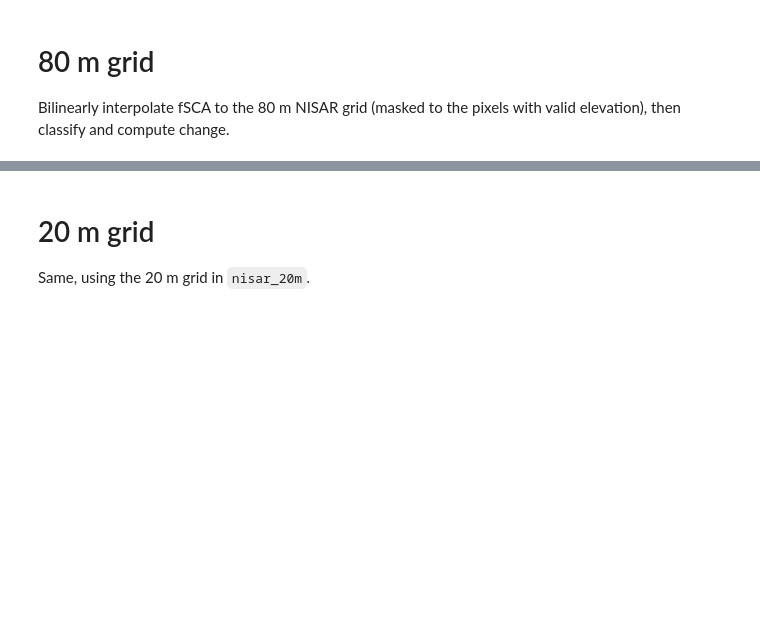
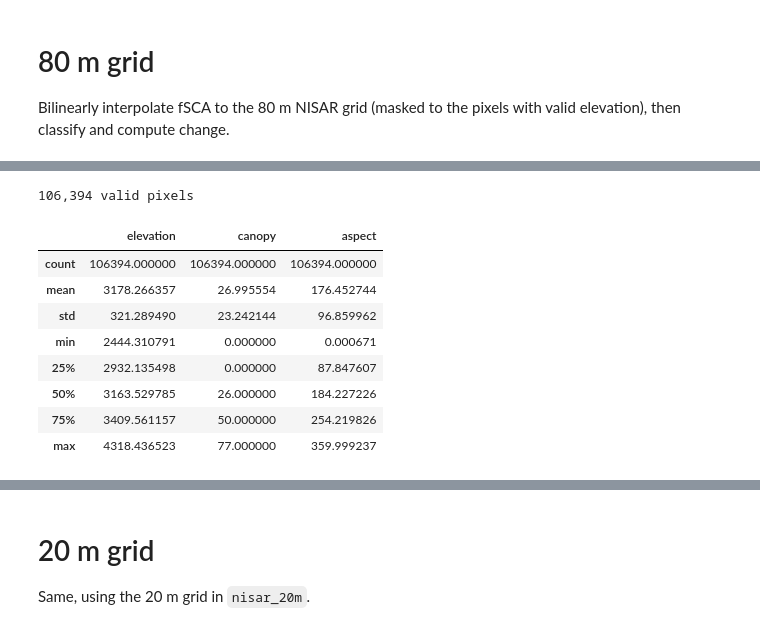
Before and after one commit to julober/nisar_snow_coherence, a Jupyter notebook: notebooks/6_fsca.ipynb, the cells around one changed output, grey strips where cells are left out. Drawn from its saved outputs; the diff is of its cells as text; code cells hidden in the pictures; blank space fills up the shorter version.

```diff
--- a/notebooks/6_fsca.ipynb
+++ b/notebooks/6_fsca.ipynb
@@ -160,0 +164,29 @@ plot_change(snow_change_80m)
+# %%
+# Aspect (degrees clockwise from north) from the DEM; the grid is projected (metres) so this is valid directly
+# ds_ref = nisar_80m.sel(pair=ref_pair)
+import xrspatial as xrs
+
+slope = xrs.slope(nisar_80m['elevation'])
+aspect = xrs.aspect(nisar_80m['elevation']).where(slope > 5)
+
+# Flatten to a table of valid pixels (aspect is -1 for flat cells, so drop those)
+df = pd.DataFrame({
+    # 'coherence': nisar_80m['gamma_temporal'].values.ravel(),
+    'elevation': nisar_80m['elevation'].values.ravel(),
+    'canopy': nisar_80m['canopy_2019'].values.ravel(),
+    'aspect': aspect.values.ravel(),
+}).dropna()
+df = df[df['aspect'] >= 0]
+print(f"{len(df):,} valid pixels")
+df.describe()
+# %% [output]
+106,394 valid pixels
+|  | elevation | canopy | aspect |
+| count | 106394.000000 | 106394.000000 | 106394.000000 |
+| mean | 3178.266357 | 26.995554 | 176.452744 |
+| std | 321.289490 | 23.242144 | 96.859962 |
+| min | 2444.310791 | 0.000000 | 0.000671 |
+| 25% | 2932.135498 | 0.000000 | 87.847607 |
+| 50% | 3163.529785 | 26.000000 | 184.227226 |
+| 75% | 3409.561157 | 50.000000 | 254.219826 |
+| max | 4318.436523 | 77.000000 | 359.999237 |
```
Also changed, not shown: parts of 9 cells of this notebook, 12 other files.
